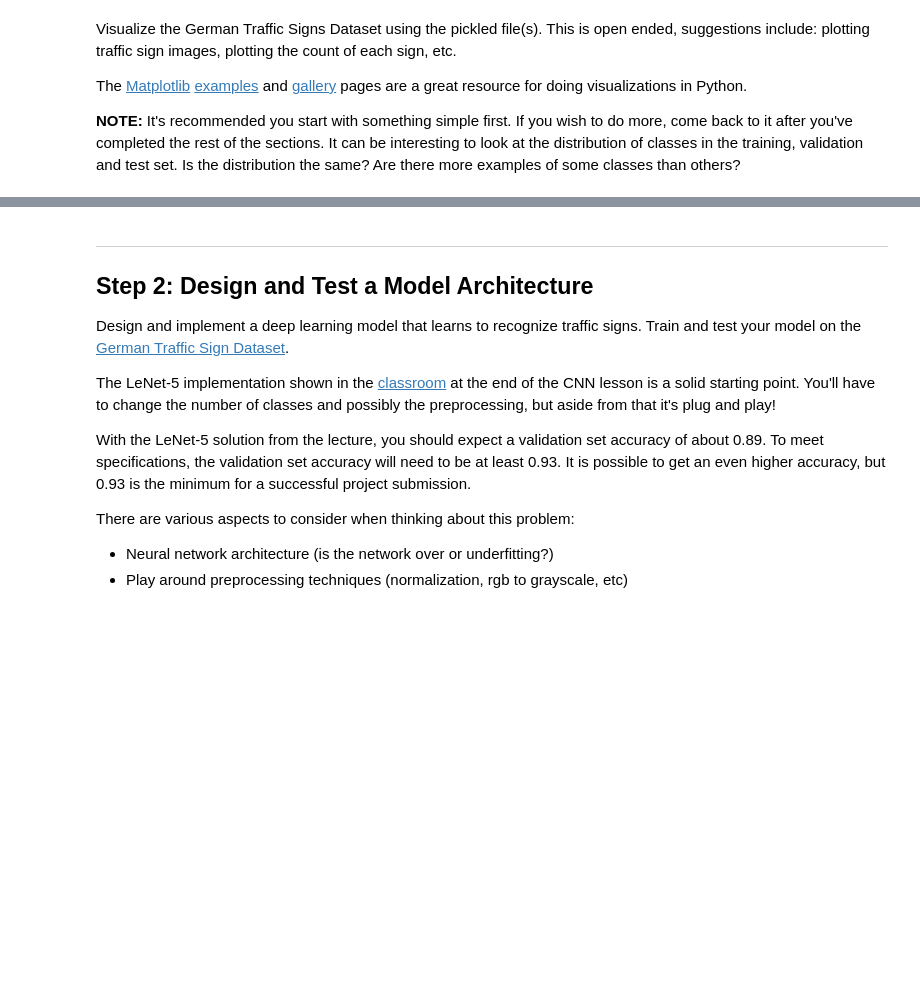
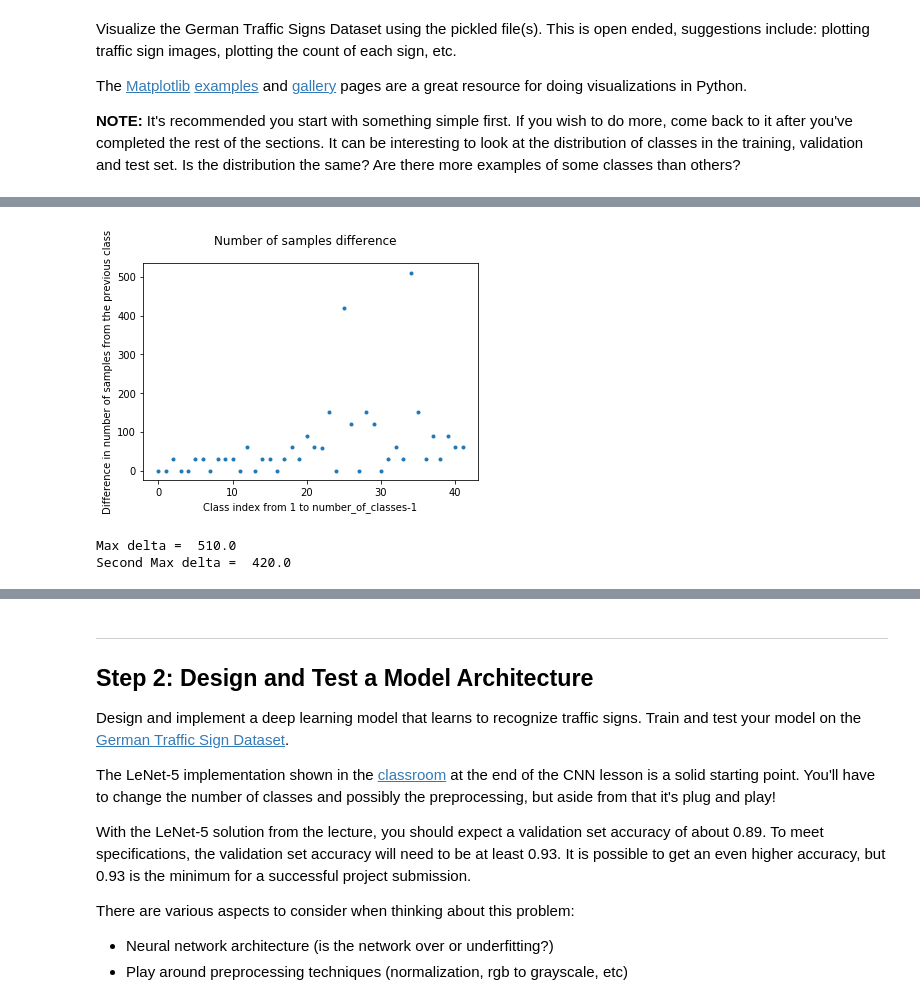
Before and after one commit to venkatvi/UdacitySelfDrivingCarNanoDegree, a Jupyter notebook: Py/Proj2_TrafficSignClassifier/P2/Traffic_Sign_Classifier.ipynb, the cells around one changed output, grey strips where cells are left out. Drawn from its saved outputs; the diff is of its cells as text; code cells hidden in the pictures; blank space fills up the shorter version.

```diff
--- a/Py/Proj2_TrafficSignClassifier/P2/Traffic_Sign_Classifier.ipynb
+++ b/Py/Proj2_TrafficSignClassifier/P2/Traffic_Sign_Classifier.ipynb
@@ -123,0 +201,22 @@ The [Matplotlib](http://matplotlib.org/) [examples](http://matplotlib.org/exampl
+# %%
+# Plot the difference in the number of samples given a sorted sequence of classes based on the number of samples per class
+sorted_values = sorted(num_samples_per_class)
+sorted_indices = np.argsort(num_samples_per_class)
+
+delta_values = [sorted_values[idx]-sorted_values[idx-1] for idx in range(1,len(sorted_values))]
+
+fig = plt.figure()
+plt.plot(range(number_of_classes-1), delta_values, '.')
+fig.suptitle('Number of samples difference')
+plt.xlabel('Class index from 1 to number_of_classes-1')
+plt.ylabel('Difference in number of samples from the previous class')
+plt.show()
+
+sorted_delta_values = sorted(delta_values, reverse=True)
+
+print("Max delta = ", sorted_delta_values[0])
+print("Second Max delta = ", sorted_delta_values[1])
+# %% [output]
+[figure, added]
+Max delta =  510.0
+Second Max delta =  420.0
```
Also changed, not shown: parts of 17 cells of this notebook.
